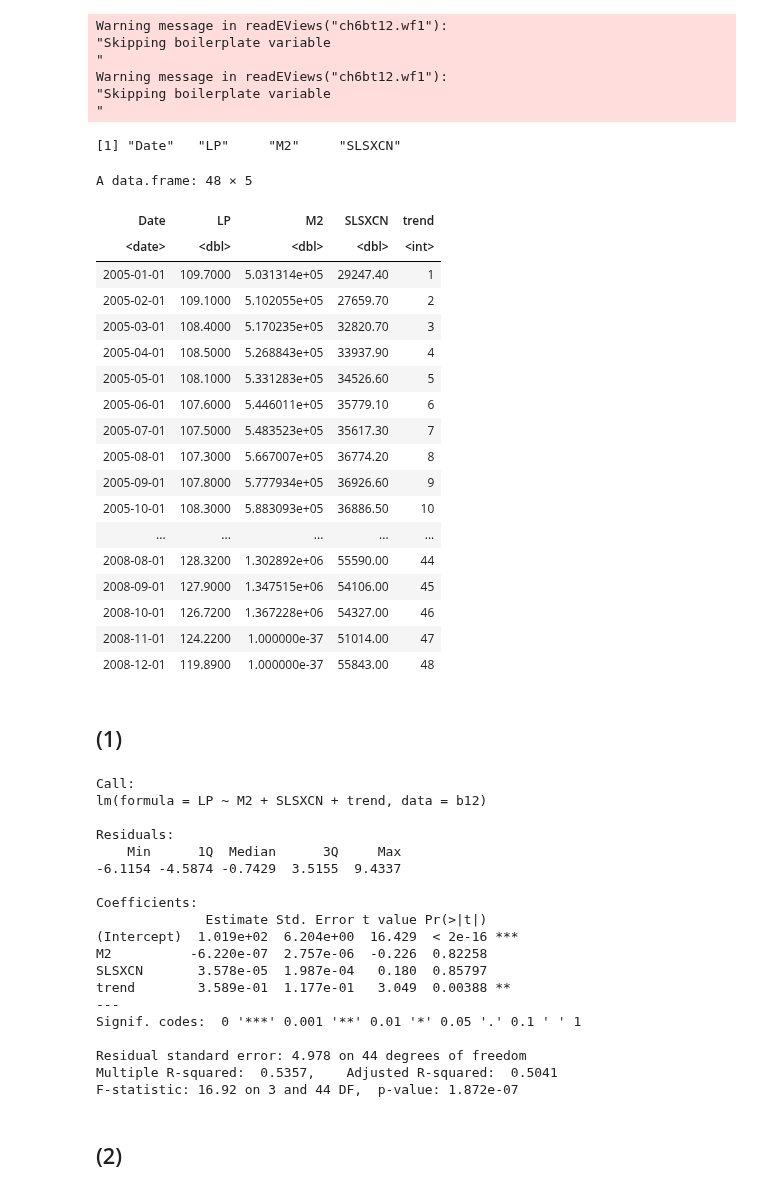
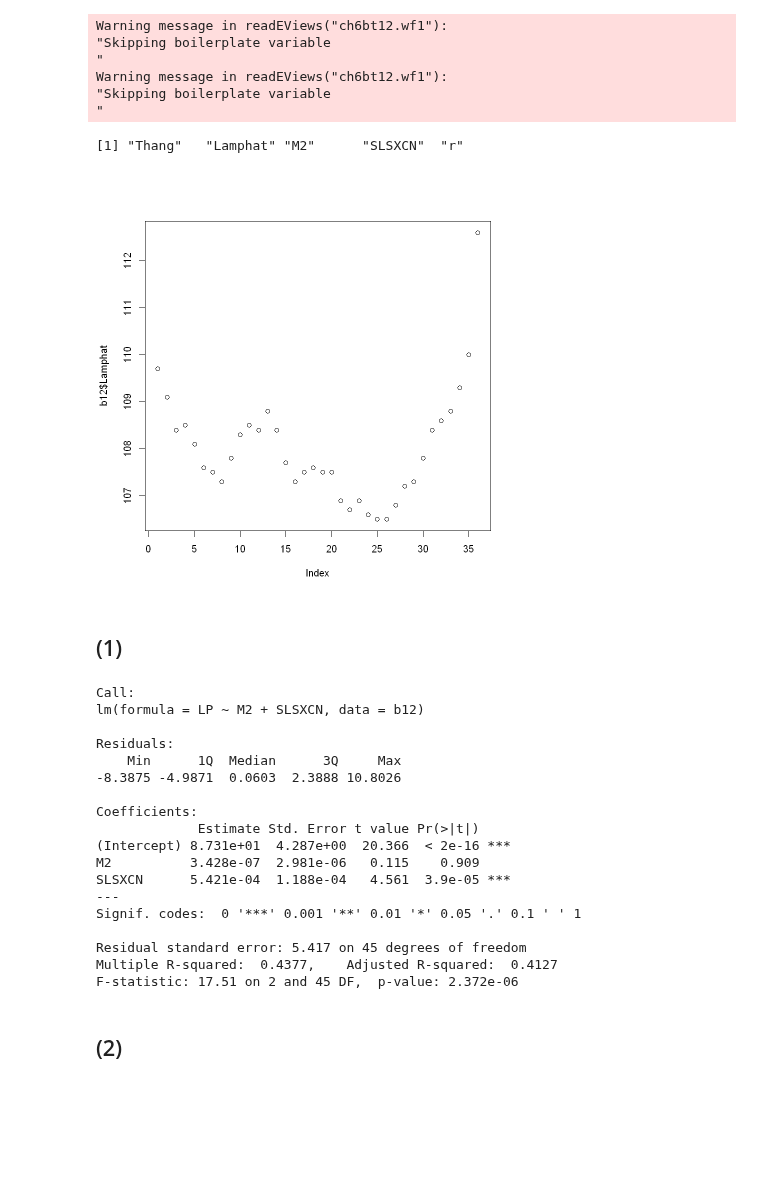
Before and after one commit to khanhtrinh2003/Kinh-te-luong-NEU, a Jupyter notebook: chap 06/c6.ipynb, the cells around one changed output. Drawn from its saved outputs; the diff is of its cells as text; code cells hidden in the pictures; blank space fills up the shorter version.

```diff
--- a/chap 06/c6.ipynb
+++ b/chap 06/c6.ipynb
@@ -130,59 +130,40 @@ Warning message in readEViews("ch6bt12.wf1"):
 Warning message in readEViews("ch6bt12.wf1"):
 "Skipping boilerplate variable
 "
+# %%
+b12 <- read.table("da.txt",header=TRUE)
 # %%
 names(b12)
 # %% [output]
-[1] "Date"   "LP"     "M2"     "SLSXCN"
+[1] "Thang"   "Lamphat" "M2"      "SLSXCN"  "r"
-# %%
-b12$trend<-seq(1,48)
-# %%
-b12
-# %% [output]
-A data.frame: 48 × 5
-| Date | LP | M2 | SLSXCN | trend |
-| <date> | <dbl> | <dbl> | <dbl> | <int> |
-| 2005-01-01 | 109.7000 | 5.031314e+05 | 29247.40 | 1 |
-| 2005-02-01 | 109.1000 | 5.102055e+05 | 27659.70 | 2 |
-| 2005-03-01 | 108.4000 | 5.170235e+05 | 32820.70 | 3 |
-| 2005-04-01 | 108.5000 | 5.268843e+05 | 33937.90 | 4 |
-| 2005-05-01 | 108.1000 | 5.331283e+05 | 34526.60 | 5 |
-| 2005-06-01 | 107.6000 | 5.446011e+05 | 35779.10 | 6 |
-| 2005-07-01 | 107.5000 | 5.483523e+05 | 35617.30 | 7 |
-| 2005-08-01 | 107.3000 | 5.667007e+05 | 36774.20 | 8 |
-| 2005-09-01 | 107.8000 | 5.777934e+05 | 36926.60 | 9 |
-| 2005-10-01 | 108.3000 | 5.883093e+05 | 36886.50 | 10 |
-| ... | ... | ... | ... | ... |
-| 2008-08-01 | 128.3200 | 1.302892e+06 | 55590.00 | 44 |
-| 2008-09-01 | 127.9000 | 1.347515e+06 | 54106.00 | 45 |
-| 2008-10-01 | 126.7200 | 1.367228e+06 | 54327.00 | 46 |
-| 2008-11-01 | 124.2200 | 1.000000e-37 | 51014.00 | 47 |
-| 2008-12-01 | 119.8900 | 1.000000e-37 | 55843.00 | 48 |
+# %%
+plot(b12$Lamphat)
+# %% [output]
+[figure, added]
 # %% [markdown]
 ## (1)
 # %%
-hq <- lm(data = b12, LP~M2+SLSXCN+trend)
+hq <- lm(data = b12, LP~M2+SLSXCN)
 summary(hq)
 # %% [output]
 Call:
-lm(formula = LP ~ M2 + SLSXCN + trend, data = b12)
+lm(formula = LP ~ M2 + SLSXCN, data = b12)
 
 Residuals:
     Min      1Q  Median      3Q     Max
--6.1154 -4.5874 -0.7429  3.5155  9.4337
+-8.3875 -4.9871  0.0603  2.3888 10.8026
 
 Coefficients:
-              Estimate Std. Error t value Pr(>|t|)
-(Intercept)  1.019e+02  6.204e+00  16.429  < 2e-16 ***
-M2          -6.220e-07  2.757e-06  -0.226  0.82258
-SLSXCN       3.578e-05  1.987e-04   0.180  0.85797
-trend        3.589e-01  1.177e-01   3.049  0.00388 **
+             Estimate Std. Error t value Pr(>|t|)
+(Intercept) 8.731e+01  4.287e+00  20.366  < 2e-16 ***
+M2          3.428e-07  2.981e-06   0.115    0.909
+SLSXCN      5.421e-04  1.188e-04   4.561  3.9e-05 ***
 ---
 Signif. codes:  0 '***' 0.001 '**' 0.01 '*' 0.05 '.' 0.1 ' ' 1
 
-Residual standard error: 4.978 on 44 degrees of freedom
-Multiple R-squared:  0.5357,    Adjusted R-squared:  0.5041
-F-statistic: 16.92 on 3 and 44 DF,  p-value: 1.872e-07
+Residual standard error: 5.417 on 45 degrees of freedom
+Multiple R-squared:  0.4377,    Adjusted R-squared:  0.4127
+F-statistic: 17.51 on 2 and 45 DF,  p-value: 2.372e-06
 # %% [markdown]
 ## (2)
 # %% [markdown]
```
Also changed, not shown: 2 other files.
